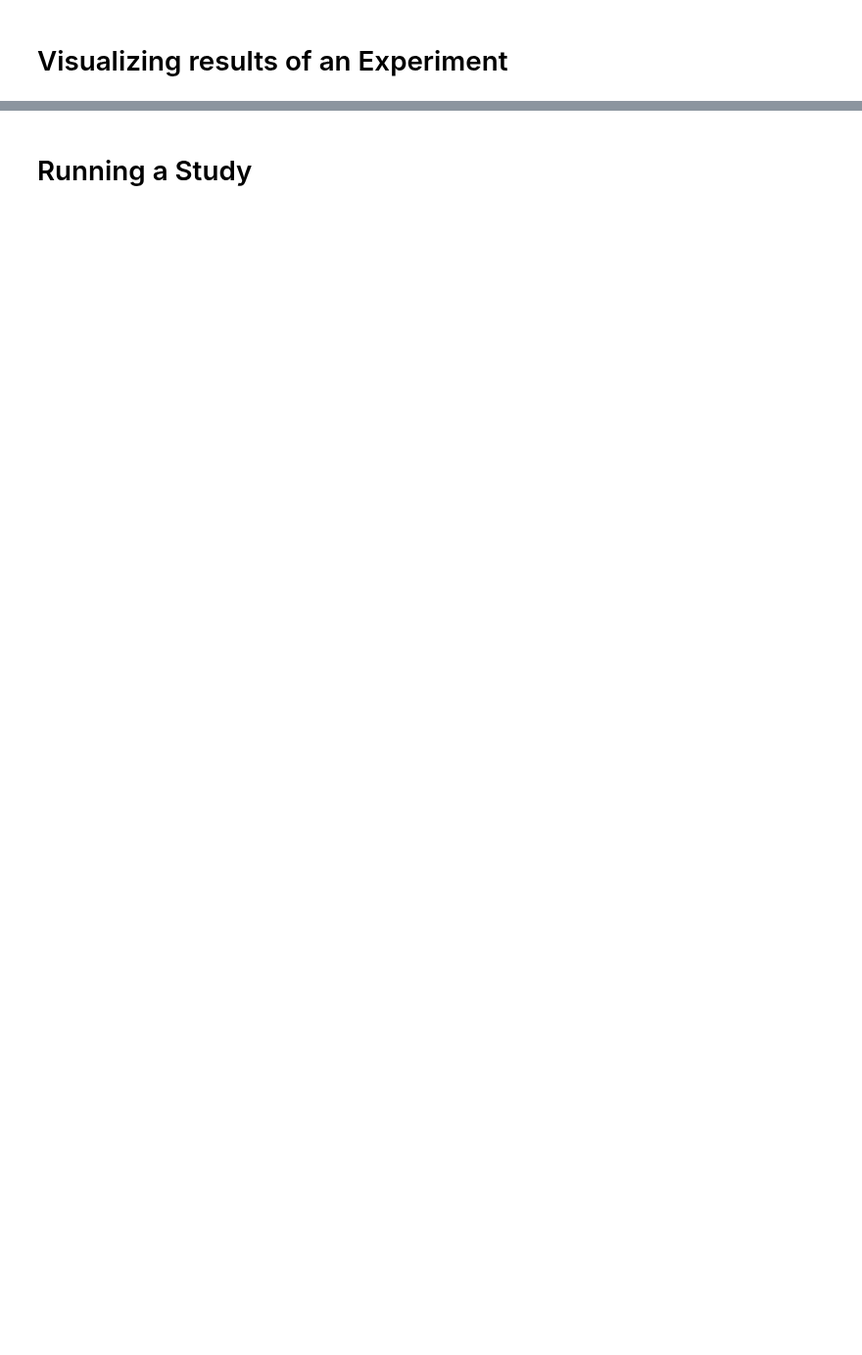
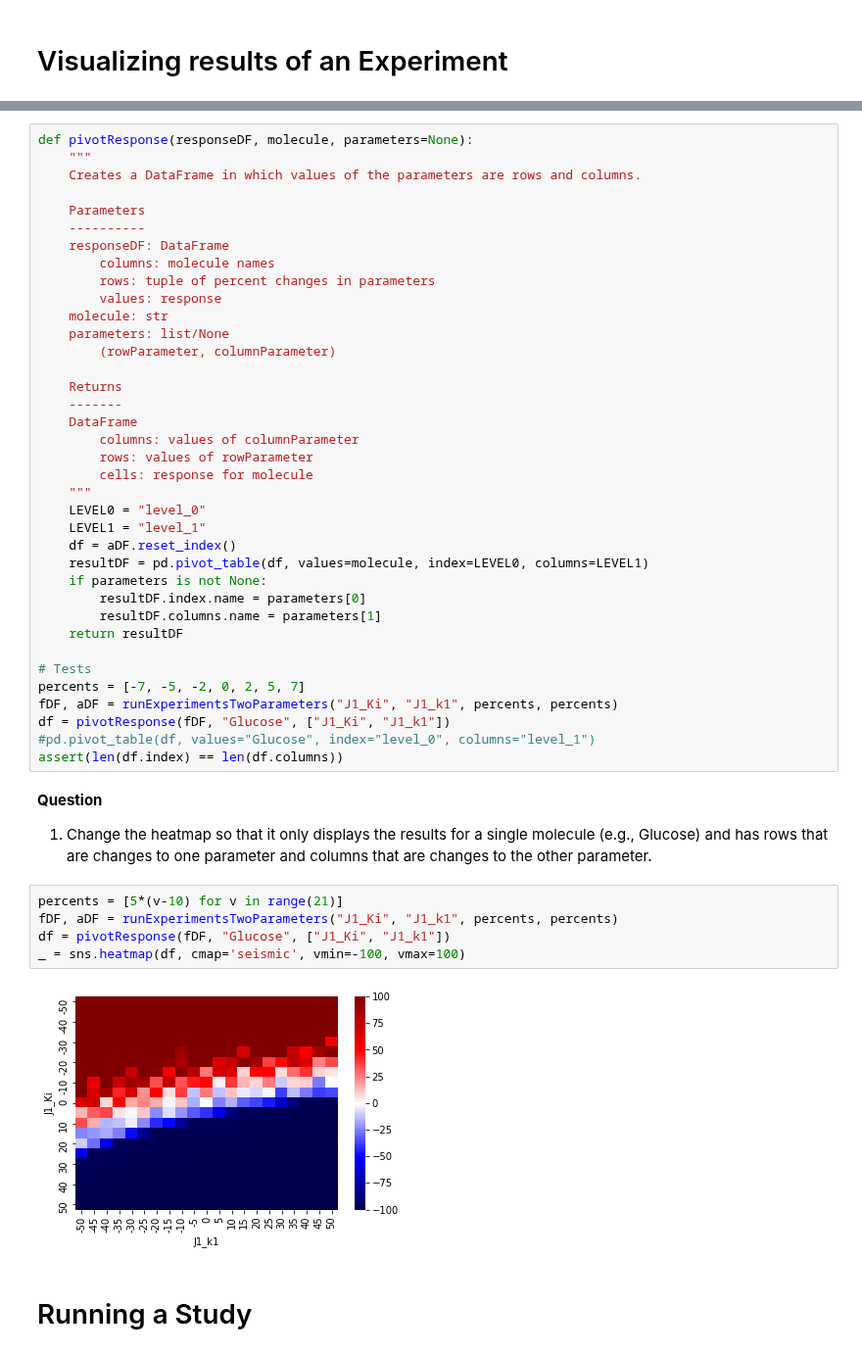
Before and after one commit to ModelEngineering/advancing-biomedical-models, a Jupyter notebook: lecture_6/6_computational_experiments_TFC.ipynb, the cells around one changed output, grey strips where cells are left out. Shown at 98% size. Saved outputs shown, nothing was run; the diff lists cells and outputs as text; blank space fills up the shorter version.

```diff
--- a/lecture_6/6_computational_experiments_TFC.ipynb
+++ b/lecture_6/6_computational_experiments_TFC.ipynb
@@ -468,2 +523,49 @@ def plotTwoFactorResult(resultDF):
+# %%
+def pivotResponse(responseDF, molecule, parameters=None):
+    """
+    Creates a DataFrame in which values of the parameters are rows and columns.
+
+    Parameters
+    ----------
+    responseDF: DataFrame
+        columns: molecule names
+        rows: tuple of percent changes in parameters
+        values: response
+    molecule: str
+    parameters: list/None
+        (rowParameter, columnParameter)
+
+    Returns
+    -------
+    DataFrame
+        columns: values of columnParameter
+        rows: values of rowParameter
+        cells: response for molecule
+    """
+    LEVEL0 = "level_0"
+    LEVEL1 = "level_1"
+    df = aDF.reset_index()
+    resultDF = pd.pivot_table(df, values=molecule, index=LEVEL0, columns=LEVEL1)
+    if parameters is not None:
+        resultDF.index.name = parameters[0]
+        resultDF.columns.name = parameters[1]
+    return resultDF
+
+# Tests
+percents = [-7, -5, -2, 0, 2, 5, 7]
+fDF, aDF = runExperimentsTwoParameters("J1_Ki", "J1_k1", percents, percents)
+df = pivotResponse(fDF, "Glucose", ["J1_Ki", "J1_k1"])
+#pd.pivot_table(df, values="Glucose", index="level_0", columns="level_1")
+assert(len(df.index) == len(df.columns))
+# %% [markdown]
+**Question**
+1. Change the heatmap so that it only displays the results for a single molecule (e.g., Glucose) and has rows that are changes to one parameter and columns that are changes to the other parameter.
+# %%
+percents = [5*(v-10) for v in range(21)]
+fDF, aDF = runExperimentsTwoParameters("J1_Ki", "J1_k1", percents, percents)
+df = pivotResponse(fDF, "Glucose", ["J1_Ki", "J1_k1"])
+_ = sns.heatmap(df, cmap='seismic', vmin=-100, vmax=100)
+# %% [output]
+[figure, added]
 # %% [markdown]
 # Running a Study
```
Also changed, not shown: parts of 17 cells of this notebook, 1 other file.
